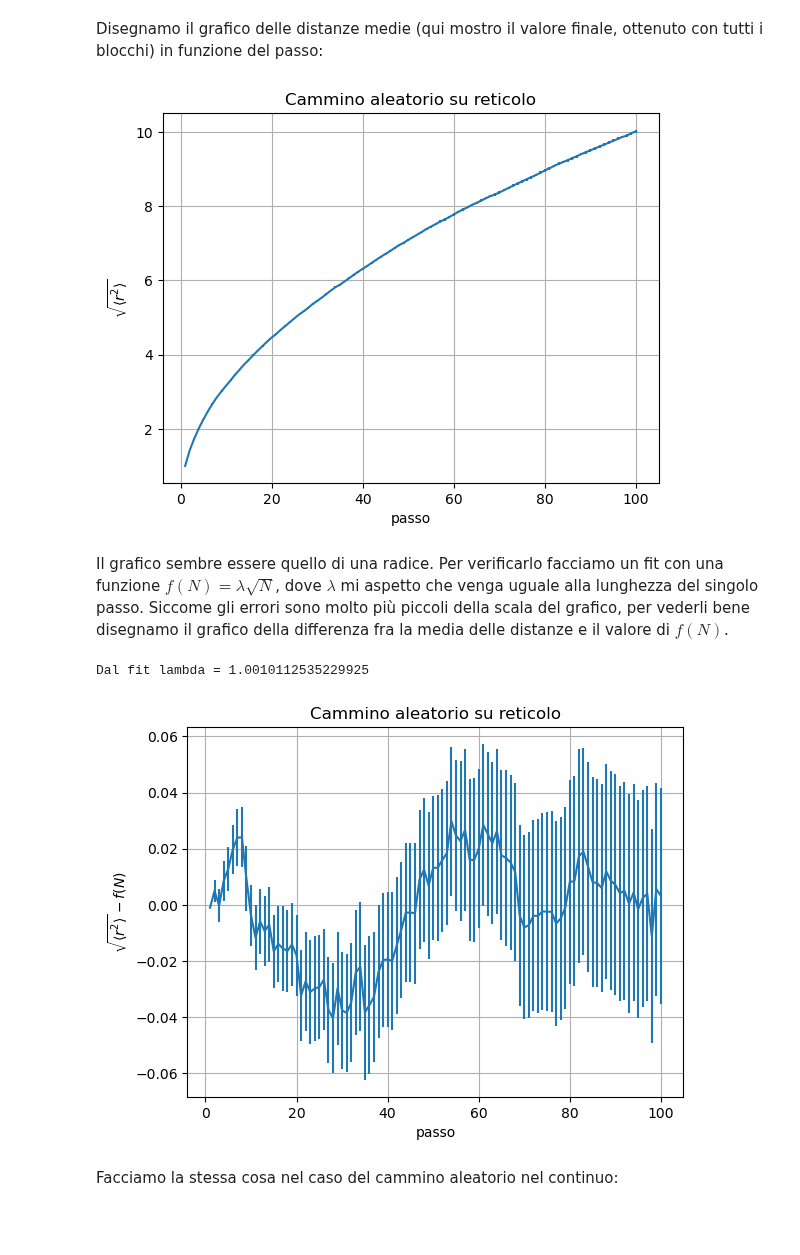
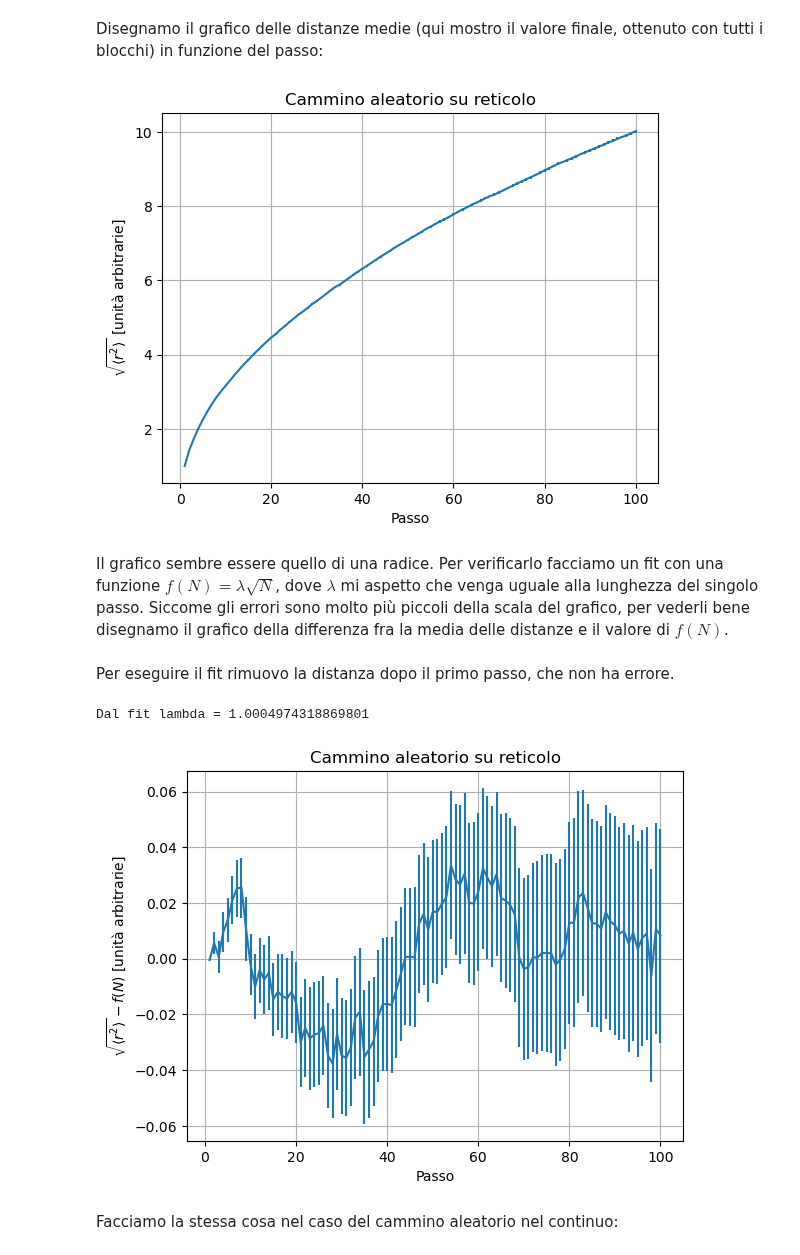
Before and after one commit to eliasteve/labsimnumerica, a Jupyter notebook: LSN_02/LSN_02.ipynb, the cells around one changed output. Cells and saved outputs as stored; diff of their text form; code cells hidden in the pictures; blank space fills up the shorter version.

```diff
--- a/LSN_02/LSN_02.ipynb
+++ b/LSN_02/LSN_02.ipynb
@@ -80,30 +80,32 @@ discreteMeans, discreteErrors = np.loadtxt("discreteRW.dat", unpack=True)
 steps = np.arange(1, len(discreteMeans)+1)
 plt.errorbar(steps, discreteMeans, yerr=discreteErrors)
 plt.title("Cammino aleatorio su reticolo")
-plt.xlabel("passo")
-plt.ylabel(r"$\sqrt{\langle r^2\rangle}$")
+plt.xlabel("Passo")
+plt.ylabel(r"$\sqrt{\langle r^2\rangle}$ [unità arbitrarie]")
 plt.grid()
 # %% [output]
-[figure, old version]
+[figure, new version]
 # %% [markdown]
 Il grafico sembre essere quello di una radice. Per verificarlo facciamo un fit con una funzione $f(N) = \lambda\sqrt{N}$, dove $\lambda$ mi aspetto che venga uguale alla lunghezza del singolo passo. Siccome gli errori sono molto più piccoli della scala del grafico, per vederli bene disegnamo il grafico della differenza fra la media delle distanze e il valore di $f(N)$.
 # %%
 def f(N, lam): return lam*np.sqrt(N)
+# %% [markdown]
+Per eseguire il fit rimuovo la distanza dopo il primo passo, che non ha errore.
 # %%
-popt, pcov = scipy.optimize.curve_fit(f, steps, discreteMeans)
+popt, pcov = scipy.optimize.curve_fit(f, steps[1:], discreteMeans[1:], sigma=discreteErrors[1:])
 # %%
 print("Dal fit lambda =", popt[0])
 # %% [output]
-Dal fit lambda = 1.0010112535229925
+Dal fit lambda = 1.0004974318869801
 # %%
 fitted_positions = f(steps, *popt)
 plt.errorbar(steps, discreteMeans-fitted_positions, yerr=discreteErrors)
 plt.title("Cammino aleatorio su reticolo")
-plt.xlabel("passo")
-plt.ylabel(r"$\sqrt{\langle r^2\rangle} - f(N)$")
+plt.xlabel("Passo")
+plt.ylabel(r"$\sqrt{\langle r^2\rangle} - f(N)$ [unità arbitrarie]")
 plt.grid()
 # %% [output]
-[figure, old version]
+[figure, new version]
 # %% [markdown]
 Facciamo la stessa cosa nel caso del cammino aleatorio nel continuo:
 # %%
```
Also changed, not shown: parts of 4 cells of this notebook, 23 other files.
